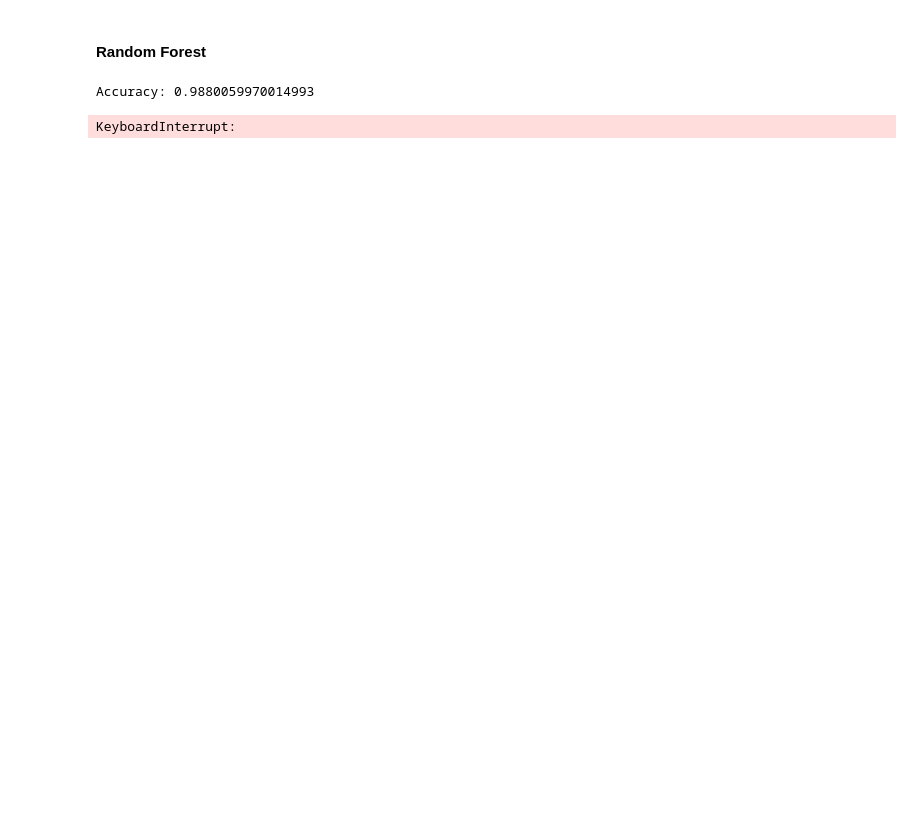
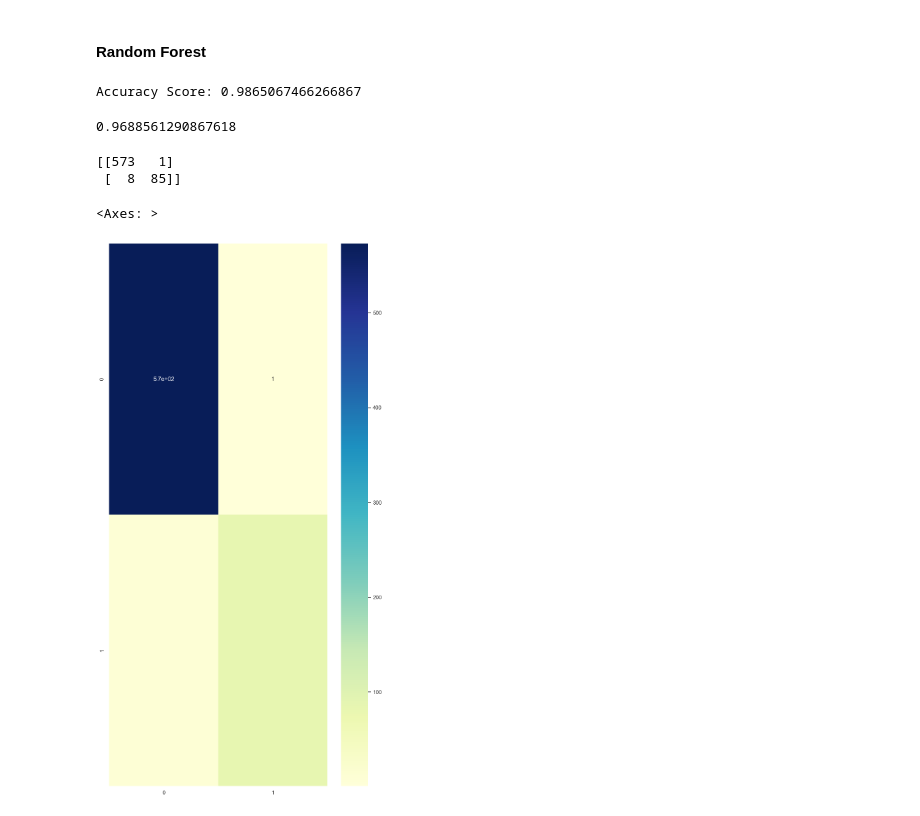
Before and after one commit to Kevan-Muthomi/PhaseThreeProject, a Jupyter notebook: index.ipynb, the cells around one changed output. Saved outputs shown, nothing was run; the diff lists cells and outputs as text; code cells hidden in the pictures; blank space fills up the shorter version.

```diff
--- a/index.ipynb
+++ b/index.ipynb
@@ -555,0 +689,12 @@ edge [fontname="helvetica"] ;
+# %%
+df['total minutes'] = df['total day minutes'] + df['total eve minutes'] + df['total night minutes']
+df['total charge'] = df['total day charge'] + df['total eve charge'] + df['total night charge']
+
+X_train, X_test, y_train, y_test = train_test_split(df, target, test_size=0.25, random_state=12)
+
+scaler = StandardScaler()
+X_train = scaler.fit_transform(X_train)
+X_valid = scaler.transform(X_test)
+
+nm1 = NearMiss(version=1)
+X_train_resampled, y_train_resampled = nm1.fit_resample(X_train, y_train)
@@ -556,22 +724,2 @@ edge [fontname="helvetica"] ;
 # %% [markdown]
 #### Random Forest
-# %%
-rf = RandomForestClassifier()
-rf.fit(X_train, y_train)
-preds = rf.predict(X_test)
-print('Accuracy:', accuracy_score(y_test, preds))
-# %% [output]
-Accuracy: 0.9880059970014993
-# %%
-rf = RandomForestClassifier()
-params = {'n_estimators': np.arange(100, 201, 50),
-         'max_depth': np.arange(3, 10, 1),
-         'min_samples_split': np.arange(2, 19, 2),
-         'min_samples_leaf': np.arange(1, 6),
-         'criterion': ['gini', 'entropy']}
-
-rf_grid = GridSearchCV(rf, params, cv=kf, scoring='accuracy', n_jobs=-1)
-rf_grid.fit(X_train, y_train)
-rf_grid.best_params_
-# %% [output]
-KeyboardInterrupt:
@@ -584,0 +726,33 @@ print('F1:', f1_score(y_valid, preds))
+# %%
+from sklearn.ensemble import RandomForestClassifier
+
+#create the model variable
+rf_model = RandomForestClassifier()
+#fit the X_train and y_train data
+rf_model.fit(X_train,y_train)
+#Predict the X_test
+y_pred_1 = rf_model.predict(X_test)
+# %%
+print("Accuracy Score:",accuracy_score(y_test,y_pred_1))
+# %% [output]
+Accuracy Score: 0.9865067466266867
+# %%
+cv_scores = cross_val_score(estimator=rf_model,X=X_train,y=y_train,cv=10)
+
+cv_scores.mean()
+# %% [output]
+0.9688561290867618
+# %%
+print(confusion_matrix(y_test,y_pred_1))
+# %% [output]
+[[573   1]
+ [  8  85]]
+# %%
+#Visualize the Confusion Matrix
+
+cnf_matrix_1 = confusion_matrix(y_test,y_pred_1)
+
+sns.heatmap(cnf_matrix_1,annot=True,cmap="YlGnBu")
+# %% [output]
+<Axes: >
+[figure, added]
```
Also changed, not shown: parts of 44 cells of this notebook, 1 other file.
